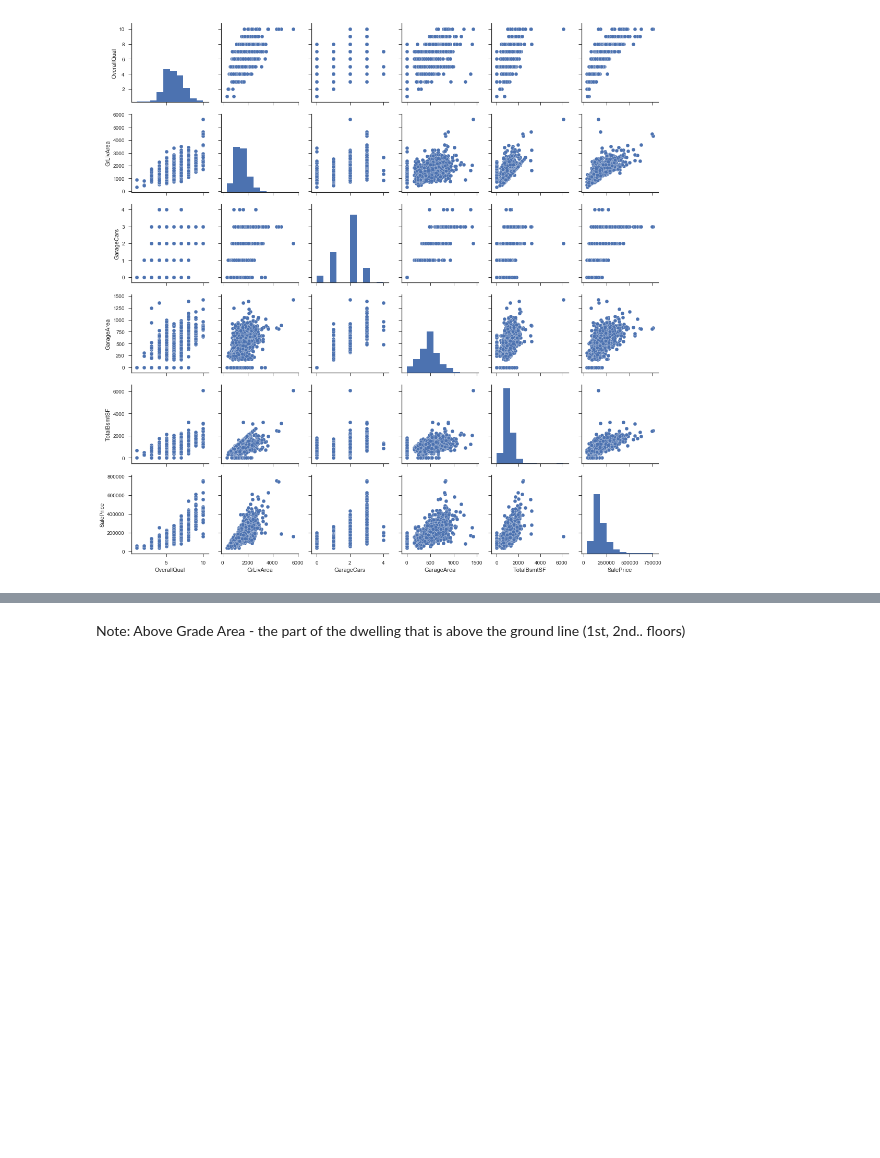
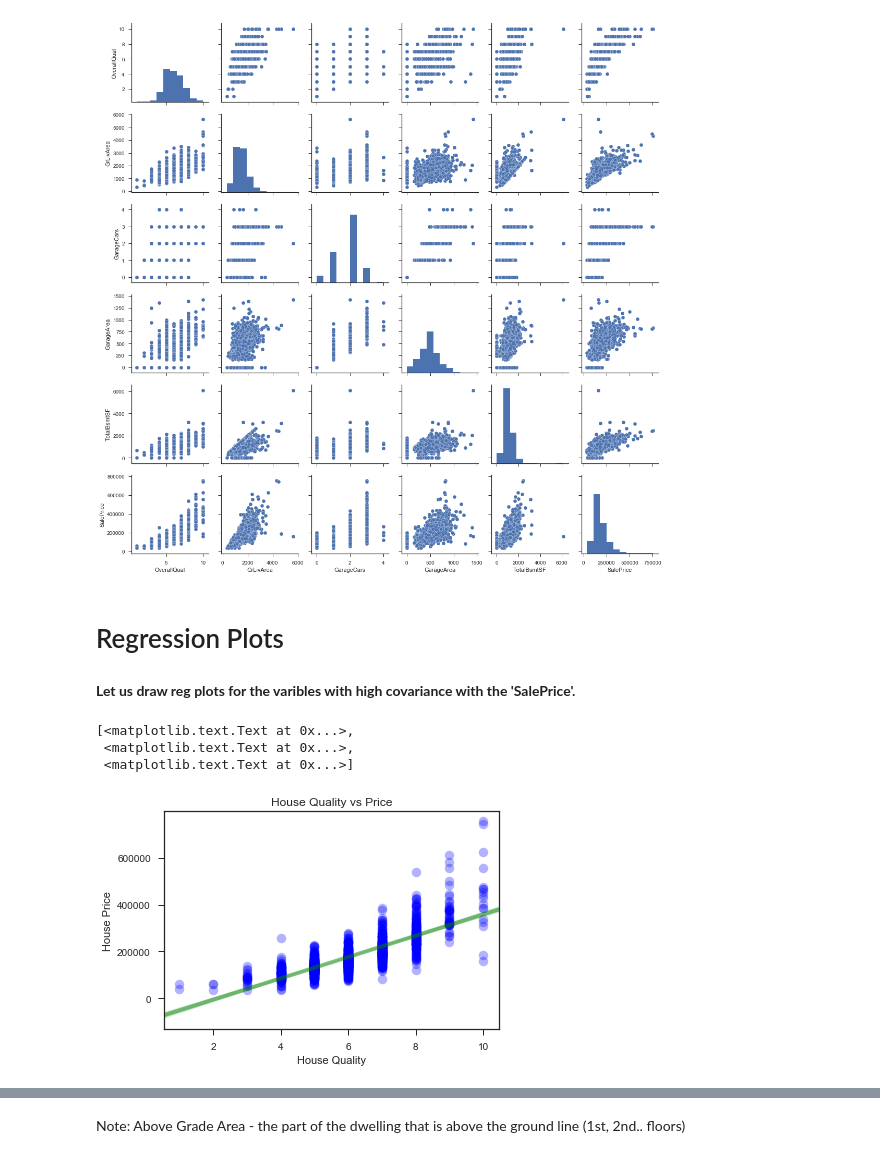
Before and after one commit to NikhilaThota/CapstoneProject_House_Prices_Prediction, a Jupyter notebook: House_prices.ipynb, the cells around one changed output, grey strips where cells are left out. Saved outputs shown, nothing was run; the diff lists cells and outputs as text; code cells hidden in the pictures; blank space fills up the shorter version.

```diff
--- a/House_prices.ipynb
+++ b/House_prices.ipynb
@@ -469,3 +315,16 @@ sns.pairplot(h_p_numerical_topfive)
 # %% [output]
 <seaborn.axisgrid.PairGrid at 0x...>
 [figure]
+# %% [markdown]
+# Regression Plots
+# %% [markdown]
+**Let us draw reg plots for the varibles with high covariance with the 'SalePrice'.**
+# %%
+ax = sns.regplot(x='OverallQual', y='SalePrice', data=h_p, scatter_kws={"color":"blue","alpha":0.3,"s":90},
+    line_kws={"color":"g","alpha":0.5,"lw":4})
+ax.set(xlabel='House Quality', ylabel='House Price', title='House Quality vs Price')
+# %% [output]
+[<matplotlib.text.Text at 0x...>,
+ <matplotlib.text.Text at 0x...>,
+ <matplotlib.text.Text at 0x...>]
+[figure, added]
```
Also changed, not shown: parts of 62 cells of this notebook.
